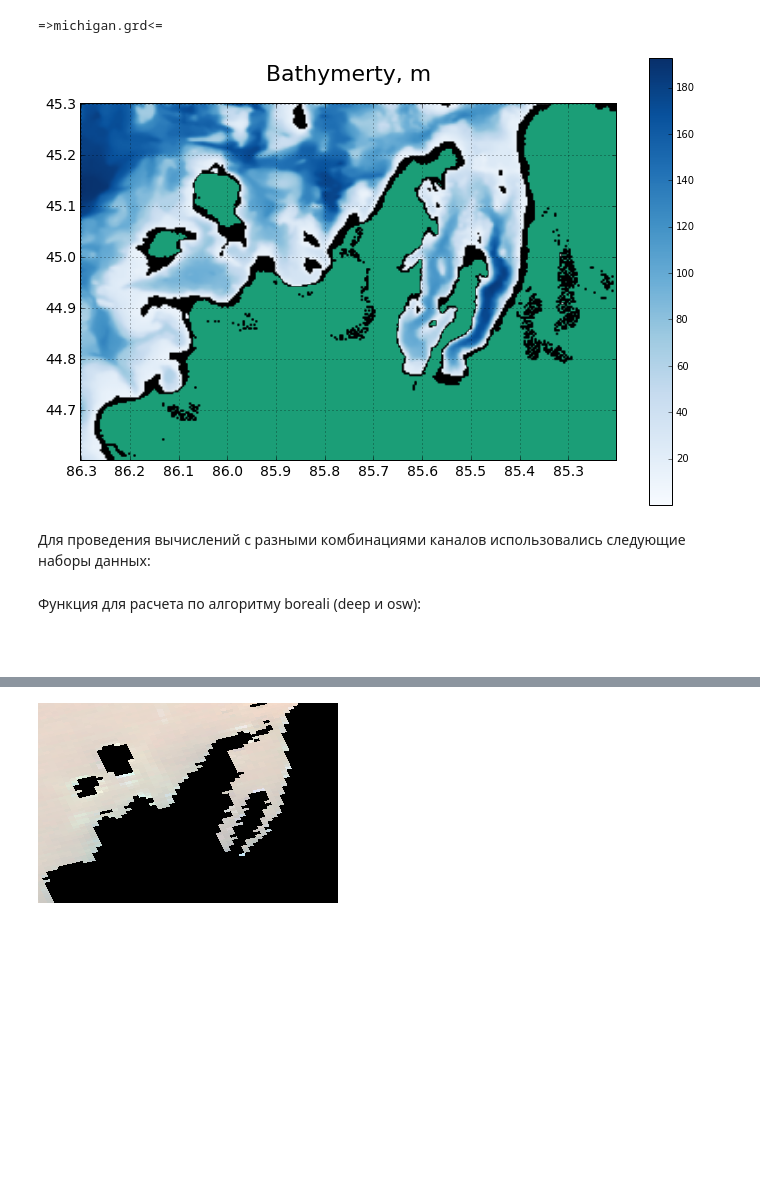
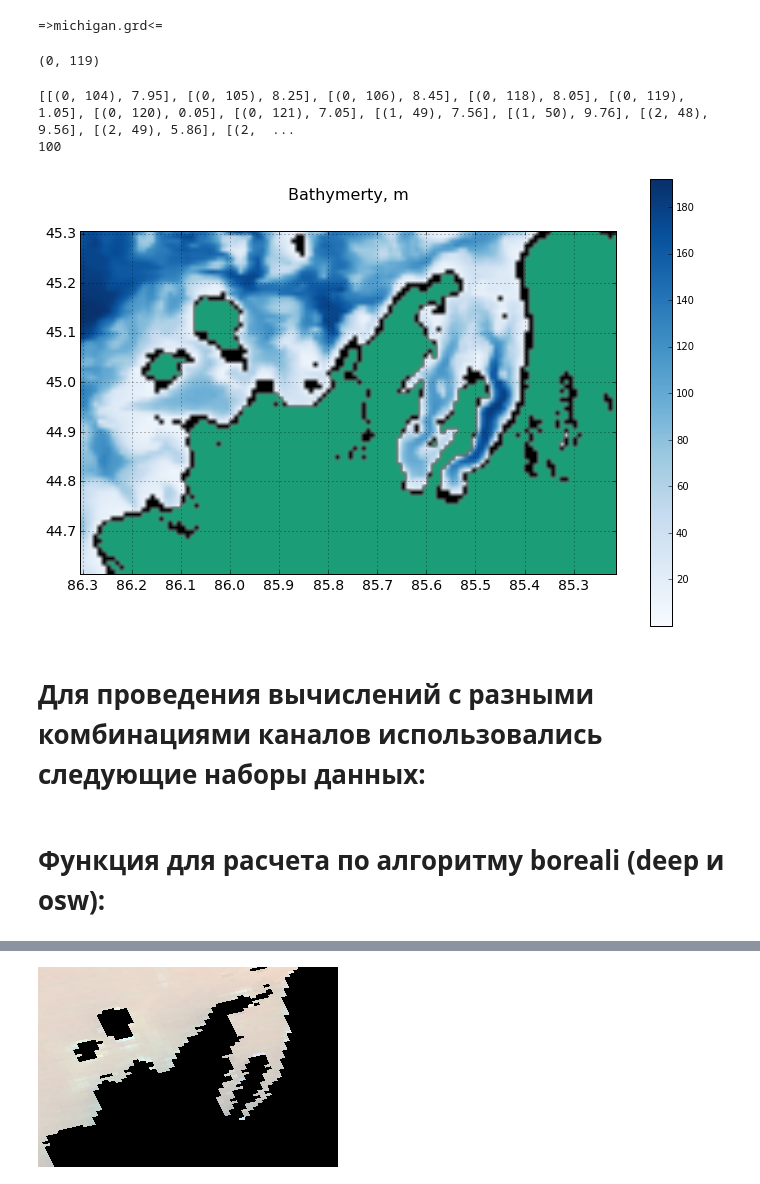
Before and after one commit to korvinos/work, a Jupyter notebook: exercises.ipynb, the cells around one changed output, grey strips where cells are left out. Drawn from its saved outputs; the diff is of its cells as text; code cells hidden in the pictures; blank space fills up the shorter version.

Commit message:
none

```diff
--- a/exercises.ipynb
+++ b/exercises.ipynb
@@ -29,31 +37,53 @@ bathymetry.reproject(dom)
+# %%
+# coordinates (tuple of (y,x) indexes of px) of points which shallower then 10 m
+coords = zip(*np.where(h_10m == 1))
+print coords[4]
+# %% [output]
+(0, 119)
+# %%
+y,x = (2, 50)
+def foo(coord_list):
+    test = []
+    for i in range(0, len(coord_list)):
+        y,x = coord_list[i]
+        if True not in np.isnan(h[y-1:y+2, x-1:x+2]):
+            test.append([coord_list[i], round(h[y, x],2)])
+    return test
+
+lol = foo(coords)
+print lol
+print len(lol)
+# %% [output]
+[[(0, 104), 7.95], [(0, 105), 8.25], [(0, 106), 8.45], [(0, 118), 8.05], [(0, 119), 1.05], [(0, 120), 0.05], [(0, 121), 7.05], [(1, 49), 7.56], [(1, 50), 9.76], [(2, 48), 9.56], [(2, 49), 5.86], [(2,  ...
+100
 # %%
-# plotting of bottom field
-h = bathymetry[1]
-h = np.where(h >= 0, np.nan, np.array(h) * -1)
-h_mask = np.where(np.isfinite(h), np.nan, np.array(1))
-h_10m = np.where(h >= 11, np.nan, np.array(1))
+def show_it(obj, name, color='jet', limits=None, z10='off', size=(9, 6)):
+    plt.figure(figsize=size)
+    plt.imshow(obj, clim=limits, cmap=color)
+    plt.colorbar()
 
-y = np.arange(0.0, 201.0, 200.0 / 7)
-y_labels = np.arange(45.3, 44.5, -0.1)
-x = np.arange(0.0, 301.0, 300.0 / 11)
-x_labels = np.arange(86.3, 85.2, -0.1)
+    # Coordinate grid params
+    y = np.arange(0.0, 79.0, 79.0 / 7)
+    y_labels = np.arange(45.3, 44.5, -0.1)
+    x = np.arange(0.0, 123.0, 123.0 / 11)
+    x_labels = np.arange(86.3, 85.2, -0.1)
 
-plt.figure(figsize=(12,8))
-plt.title('Bathymerty, m', y=1.05, fontsize=22)
-plt.imshow(h, cmap='Blues')
-plt.yticks(y, y_labels)
-plt.xticks(x, x_labels)
-plt.tick_params(labelsize=14)
-plt.colorbar()
-# black field is area which depth less than 11 meters
-plt.imshow(h_10m,cmap='gray')
+    plt.title(name, y=1.08, fontsize=16)
+    plt.yticks(y, y_labels)
+    plt.xticks(x, x_labels)
+    plt.tick_params(labelsize=14)
 
-plt.imshow(h_mask, cmap='Dark2')
-plt.grid(color='black')
+    # black field is area which depth less than 10 meters
+    if z10 == 'on': plt.imshow(h_10m,cmap='gray')
+    plt.imshow(h_mask, cmap='Dark2')
+    plt.grid(color='black')
-# %% [output]
-[figure, removed]
+# %%
+# plotting of bottom field
+show_it(h, 'Bathymerty, m', color='Blues', z10='on',size=(12,8))
+# %% [output]
+[figure, added]
 # %% [markdown]
-Для проведения вычислений с разными комбинациями каналов использовались следующие наборы данных:
+# Для проведения вычислений с разными комбинациями каналов использовались следующие наборы данных:
 # %%
 wavelens_base = [412, 443, 469, 488, 531, 547, 555, 645, 667, 678]   # All MODIS channels
 wavelens_blue_off = [443, 469, 488, 531, 547, 555, 645, 667, 678]    # Without 412 nm
@@ -61,5 +91,5 @@ wavelens_1x1km_bands = [412, 443, 488, 531, 645, 678]   # Only 1 km spatial reso
 wavelens_red_off = [412, 443, 469, 488, 531, 547, 555, 645, 667]    # Without 678 nm
 wavelens_blueandred_off = [443, 469, 488, 531, 547, 555, 645, 667]   # Without 412 nm and 678 nm
 # %% [markdown]
-Функция для расчета по алгоритму boreali (deep и osw):
+# Функция для расчета по алгоритму boreali (deep и osw):
 # %%
@@ -149,2 +160,0 @@ def show_it(obj, name):
-# %% [markdown]
-#
```
Also changed, not shown: parts of 10 cells of this notebook.
